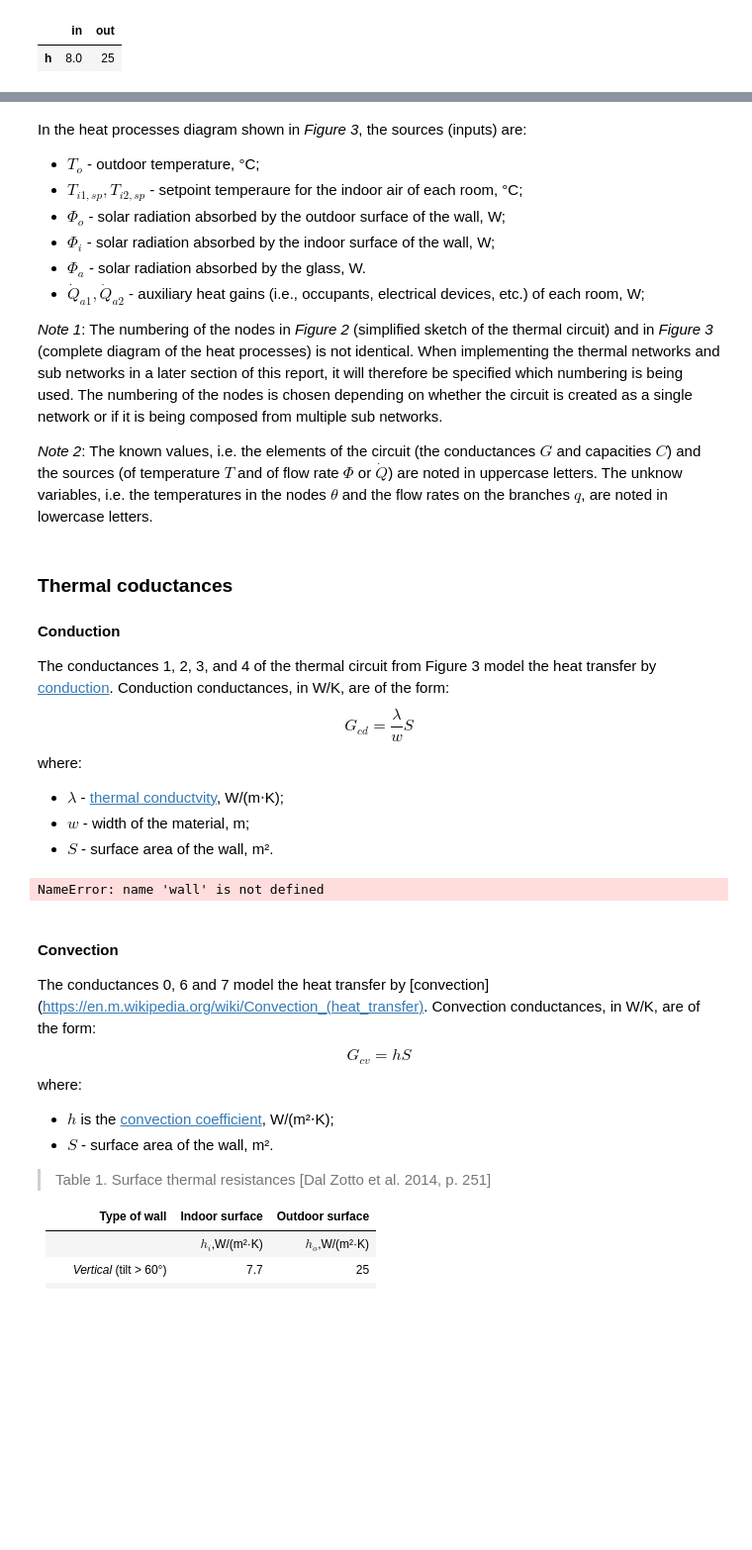
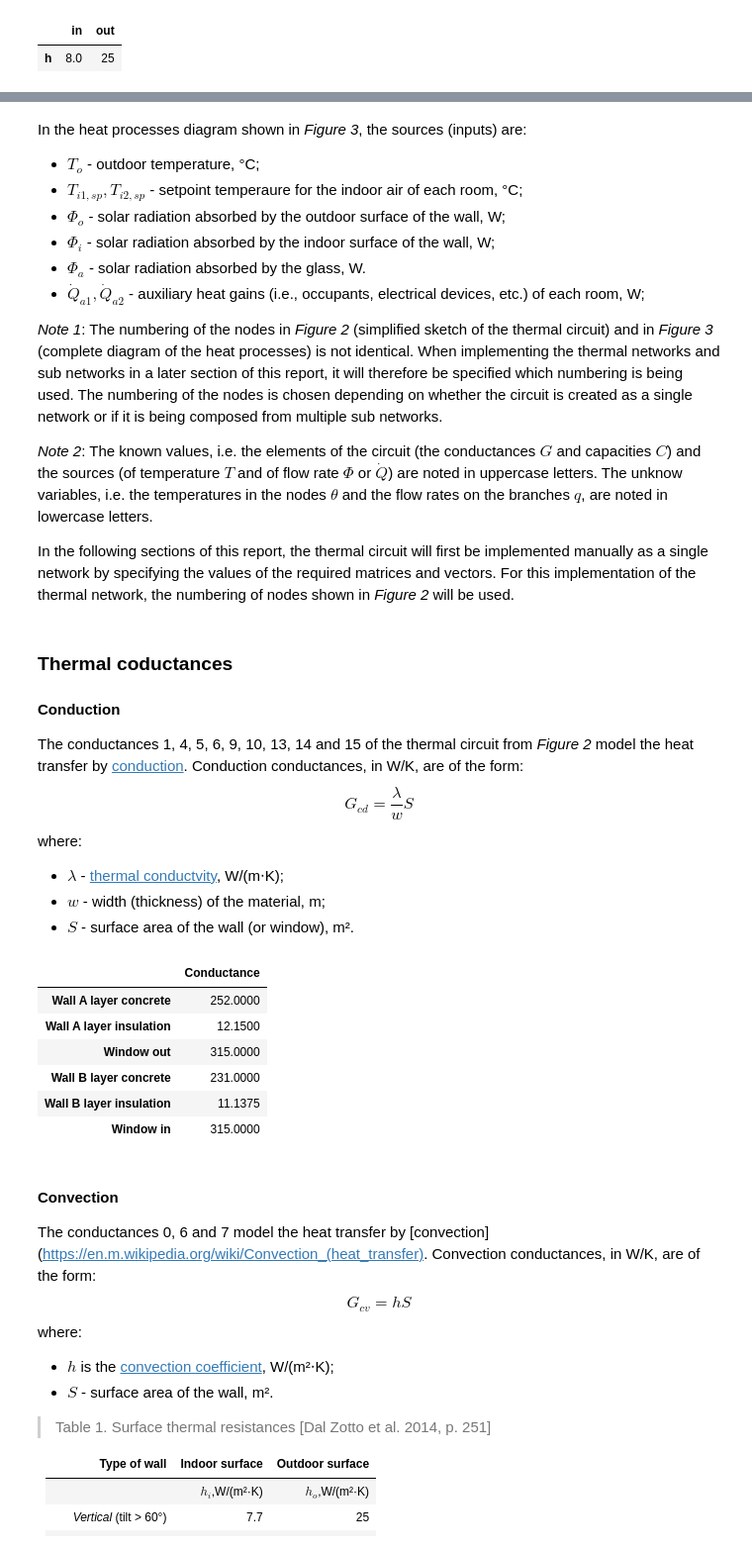
Before and after one commit to gubleet1/dm4bem-project, a Jupyter notebook: 00_Project_Etienne-Gubler.ipynb, the cells around one changed output, grey strips where cells are left out. Shown at 99% size. Drawn from its saved outputs; the diff is of its cells as text; code cells hidden in the pictures; blank space fills up the shorter version.

```diff
--- a/00_Project_Etienne-Gubler.ipynb
+++ b/00_Project_Etienne-Gubler.ipynb
@@ -161,22 +197,29 @@ In the heat processes diagram shown in *Figure 3*, the sources (inputs) are:
 *Note 1*: The numbering of the nodes in *Figure 2* (simplified sketch of the thermal circuit) and in *Figure 3* (complete diagram of the heat processes) is not identical. When implementing the thermal networks and sub networks in a later section of this report, it will therefore be specified which numbering is being used. The numbering of the nodes is chosen depending on whether the circuit is created as a single network or if it is being composed from multiple sub networks.
 
 *Note 2*: The known values, i.e. the elements of the circuit (the conductances $G$ and capacities $C$) and the sources (of temperature $T$ and of flow rate $\Phi$ or $\dot{Q}$) are noted in uppercase letters. The unknow variables, i.e. the temperatures in the nodes $\theta$ and the flow rates on the branches $q$, are noted in lowercase letters.
+
+In the following sections of this report, the thermal circuit will first be implemented manually as a single network by specifying the values of the required matrices and vectors. For this implementation of the thermal network, the numbering of nodes shown in *Figure 2* will be used.
 # %% [markdown]
 ### Thermal coductances
 #### Conduction
-The conductances 1, 2, 3, and 4 of the thermal circuit from Figure 3 model the heat transfer by [conduction](https://en.m.wikipedia.org/wiki/Thermal_conduction). Conduction conductances, in W/K, are of the form:
+The conductances 1, 4, 5, 6, 9, 10, 13, 14 and 15 of the thermal circuit from *Figure 2* model the heat transfer by [conduction](https://en.m.wikipedia.org/wiki/Thermal_conduction). Conduction conductances, in W/K, are of the form:
 $$G_{cd} = \frac{\lambda}{w}S$$
 where:
 
 - $\lambda$ - [thermal conductvity](https://en.m.wikipedia.org/wiki/Thermal_conductivity), W/(m⋅K);
-- $w$ - width of the material, m;
-- $S$ - surface area of the wall, m².
+- $w$ - width (thickness) of the material, m;
+- $S$ - surface area of the wall (or window), m².
 # %%
-# conduction
-G_cd = wall['Conductivity'] / wall['Width'] * wall['Surface']
+G_cd = walls['Conductivity'] / walls['Thickness'] * walls['Surface']
 pd.DataFrame(G_cd, columns=['Conductance'])
 # %% [output]
-NameError: name 'wall' is not defined
+|  | Conductance |
+| Wall A layer concrete | 252.0000 |
+| Wall A layer insulation | 12.1500 |
+| Window out | 315.0000 |
+| Wall B layer concrete | 231.0000 |
+| Wall B layer insulation | 11.1375 |
+| Window in | 315.0000 |
 # %% [markdown]
 #### Convection
 The conductances 0, 6 and 7 model the heat transfer by [convection](https://en.m.wikipedia.org/wiki/Convection_(heat_transfer). Convection conductances, in W/K, are of the form:
```
Also changed, not shown: parts of 5 cells of this notebook.
